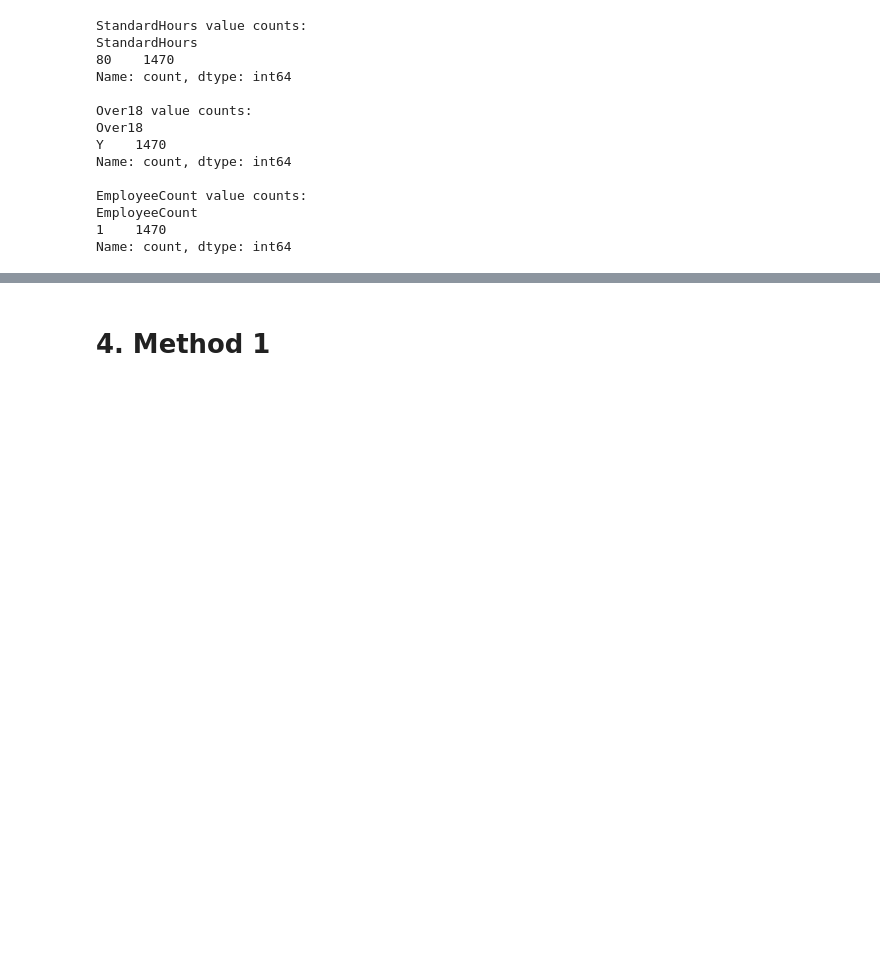
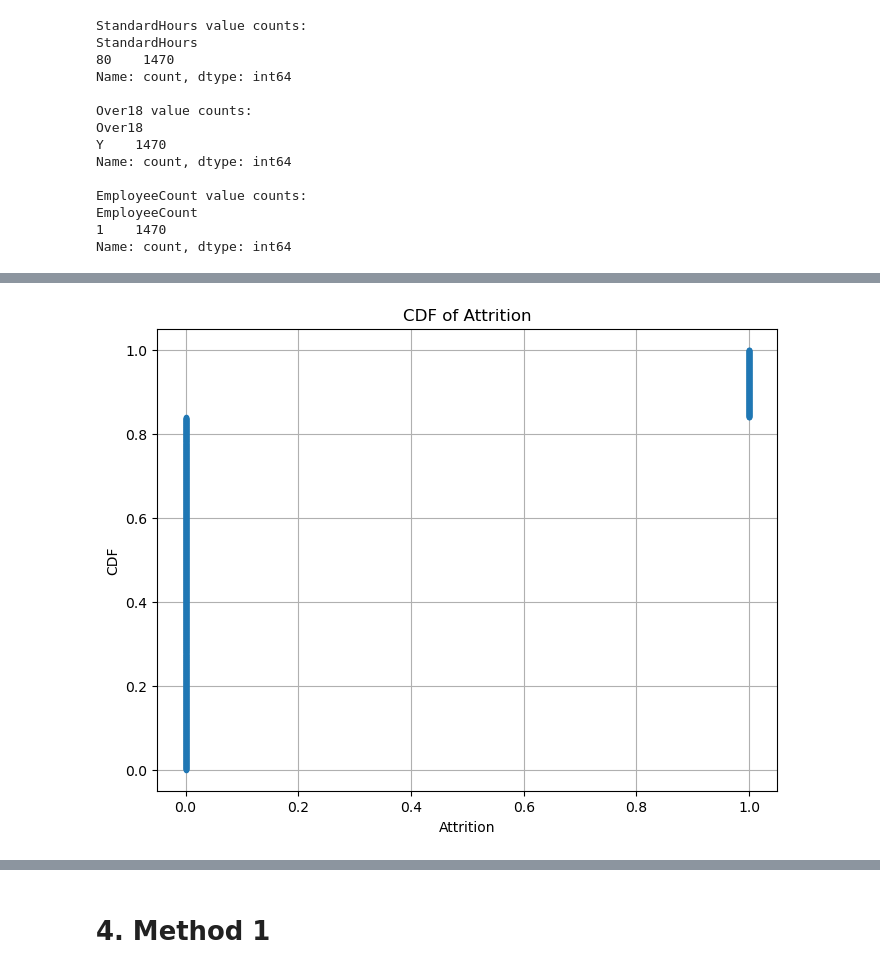
Before and after one commit to pepi151101/Research-Methods, a Jupyter notebook: Project 1.ipynb, the cells around one changed output, grey strips where cells are left out. Drawn from its saved outputs; the diff is of its cells as text; code cells hidden in the pictures; blank space fills up the shorter version.

```diff
--- a/Project 1.ipynb
+++ b/Project 1.ipynb
@@ -164,14 +174,13 @@ EmployeeCount
 1    1470
 Name: count, dtype: int64
 # %%
-# 3. Drop any exact duplicate rows
+# Checking for duplicates and missing values to ensure data quality.
 df.drop_duplicates(inplace=True)
 print("After dropping duplicates:", df.shape)
 
-# 4. Check for missing values
 print("Missing per column:\n", df.isnull().sum())
 
-# 5. Fill missing values
+# Fill missing values
 #    - For text (object) columns → “Unknown”
 #    - For numeric columns → 0
 for col in df.columns:
@@ -179,16 +188,6 @@ for col in df.columns:
         df[col].fillna("Unknown", inplace=True)
     else:
         df[col].fillna(0, inplace=True)
-
-# 6. Drop columns that won’t vary and aren’t informative
-to_drop = ["EmployeeCount", "StandardHours", "Over18"]
-for c in to_drop:
-    if c in df.columns:
-        df.drop(columns=c, inplace=True)
-
-# 8. Re-inspect to confirm
-print(df.head())
-print(df.info())
 # %% [output]
 After dropping duplicates: (1470, 32)
 Missing per column:
@@ -209,0 +274,16 @@ None
+# %%
+# Creating a cumulative distribution plot for the variable Attrition to understand the distribution of the variable.
+
+# Assuming df['attrition_binary'] exists and is numeric
+attrition_sorted = np.sort(df['attrition_binary'])
+attrition_cdf = np.arange(1, len(attrition_sorted) + 1) / len(attrition_sorted)
+
+plt.figure(figsize=(8, 6))
+plt.plot(attrition_sorted, attrition_cdf, marker='.', linestyle='none')
+plt.title('CDF of Attrition')
+plt.xlabel('Attrition')
+plt.ylabel('CDF')
+plt.grid(True)
+plt.show()
+# %% [output]
+[figure, added]
```
Also changed, not shown: parts of 31 cells of this notebook.
